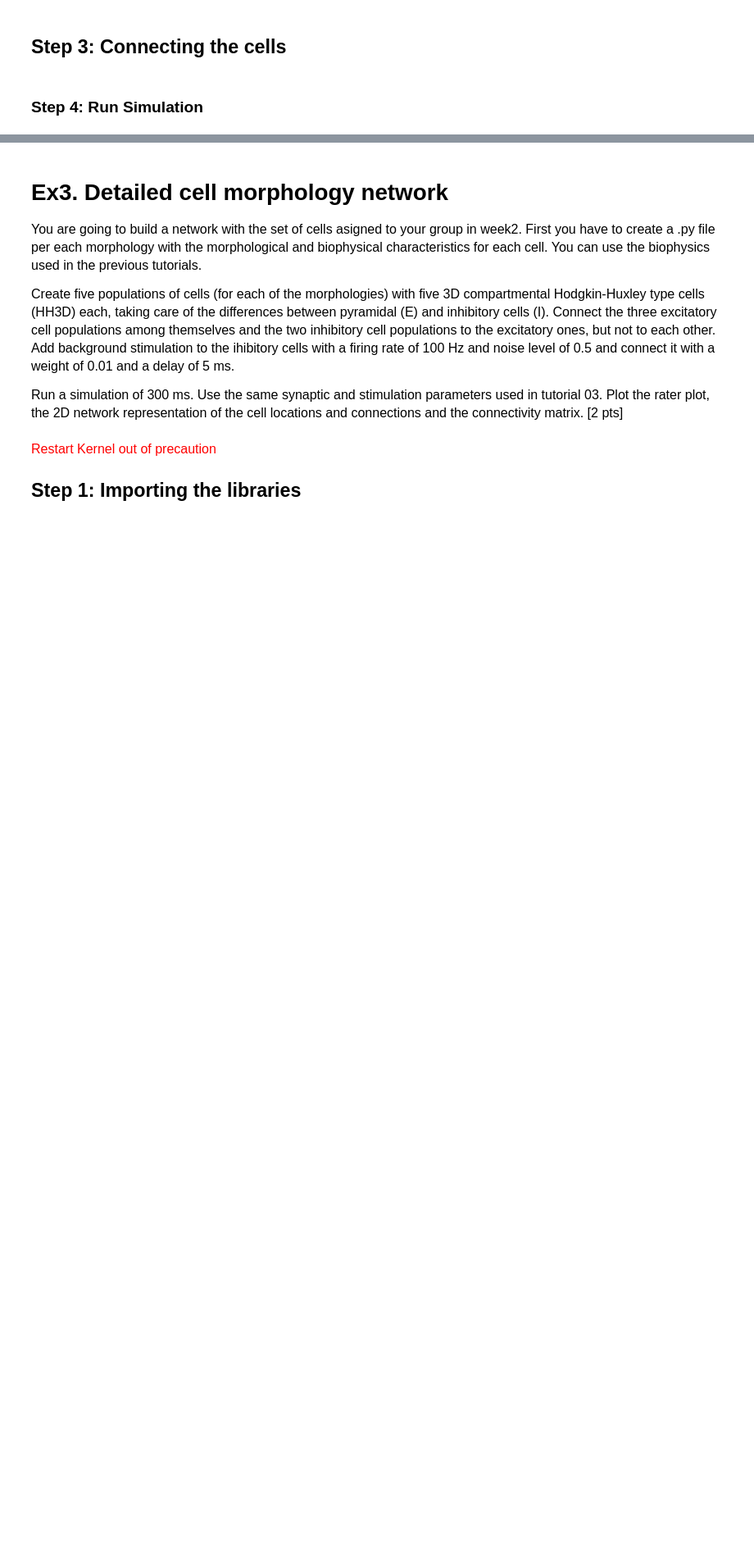
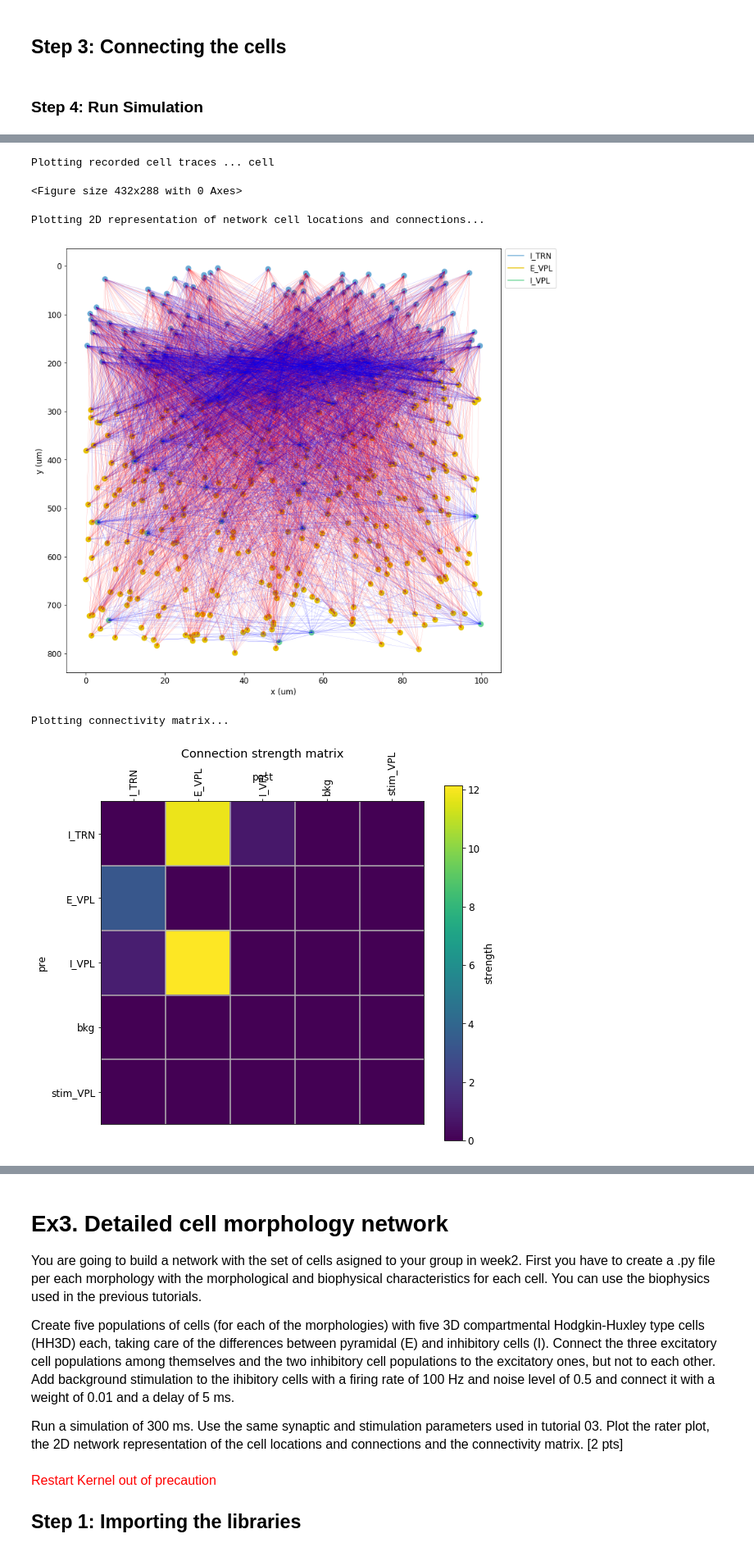
Before and after one commit to GasserElbanna/In-Silico-Neuroscience-Projects, a Jupyter notebook: Week 12/Week12_Homeworks.ipynb, the cells around one changed output, grey strips where cells are left out. Shown at 82% size. Saved outputs shown, nothing was run; the diff lists cells and outputs as text; code cells hidden in the pictures; blank space fills up the shorter version.

```diff
--- a/Week 12/Week12_Homeworks.ipynb
+++ b/Week 12/Week12_Homeworks.ipynb
@@ -409,0 +418,47 @@ Plotting 2D representation of network cell locations and connections...
+# %%
+## Cell connectivity rules
+
+# Connecting the excitatory cells so that target cells within TRN
+netParams.connParams['E_VPL->I_TRN'] = { #  E_VPL -> I_TRN label
+    'preConds': {'pop': 'E_VPL'},        # conditions of presyn cells
+    'postConds': {'pop': 'I_TRN'},       # conditions of postsyn cells
+    'divergence': 12,                    # probability of connection
+    'weight': 0.01,                      # synaptic weight
+    'delay': 5,                          # transmission delay (ms)
+    'synMech': 'exc'}                    # synaptic mechanism
+
+# Connecting the inhibitory cells to both excitatory and inhibitory cells
+netParams.connParams['I_VPL->E_VPL'] = {
+  'preConds': {'pop': ['I_VPL']}, 'postConds': {'pop': ['E_VPL', 'I_TRN']},   #  I -> E
+  'probability': '0.4*exp(-dist_3D/probLengthConst)',   # probability of connection
+  'weight': 0.1,                                      # synaptic weight
+  'delay': 'dist_3D/propVelocity',                      # transmission delay (ms)
+  'synMech': 'inh'}                                     # synaptic mechanism
+
+# Connecting the inhibitory cells to both excitatory and inhibitory cells
+netParams.connParams['I->E_VPL'] = {
+  'preConds': {'pop': ['I_TRN']}, 'postConds': {'pop': ['E_VPL', 'I_VPL']},   #  I -> E
+  'probability': '0.4*exp(-dist_3D/probLengthConst)',   # probability of connection
+  'weight': 0.1,                                      # synaptic weight
+  'delay': 'dist_3D/propVelocity',                      # transmission delay (ms)
+  'synMech': 'inh'}    # synaptic mechanism
+
+# Simulation options
+simConfig = specs.SimConfig()        # object of class SimConfig to store simulation configuration
+
+simConfig.duration = 1*1e3           # Duration of the simulation, in ms
+simConfig.dt = 0.05                 # Internal integration timestep to use
+simConfig.verbose = False            # Show detailed messages
+simConfig.recordTraces = {'V_soma':{'sec':'soma','loc':0.5,'var':'v'}}  # Dict with traces to record
+simConfig.recordStep = 1             # Step size in ms to save data (e.g. V traces, LFP, etc)
+simConfig.filename = 'model_output'  # Set file output name
+simConfig.savePickle = False         # Save params, network and sim output to pickle file
+
+simConfig.analysis['plotRaster'] = {'orderBy': 'y', 'orderInverse': True}      # Plot a raster
+simConfig.analysis['plotTraces'] = {'include': [('E2',0), ('E5', 5)]}      # Plot recorded traces for this list of cells
+simConfig.analysis['plot2Dnet'] = True           # plot 2D visualization of cell positions and connections
+simConfig.analysis['plotConn'] = True           # plot connectivity matrix
+
+# Create network and run simulation
+sim.createSimulateAnalyze(netParams = netParams, simConfig = simConfig)
+# %% [output]
@@ -409,0 +483,6 @@ Plotting 2D representation of network cell locations and connections...
+Plotting recorded cell traces ... cell
+<Figure size 432x288 with 0 Axes>
+Plotting 2D representation of network cell locations and connections...
+[figure, added]
+Plotting connectivity matrix...
+[figure, added]
```
Also changed, not shown: parts of 6 cells of this notebook.
